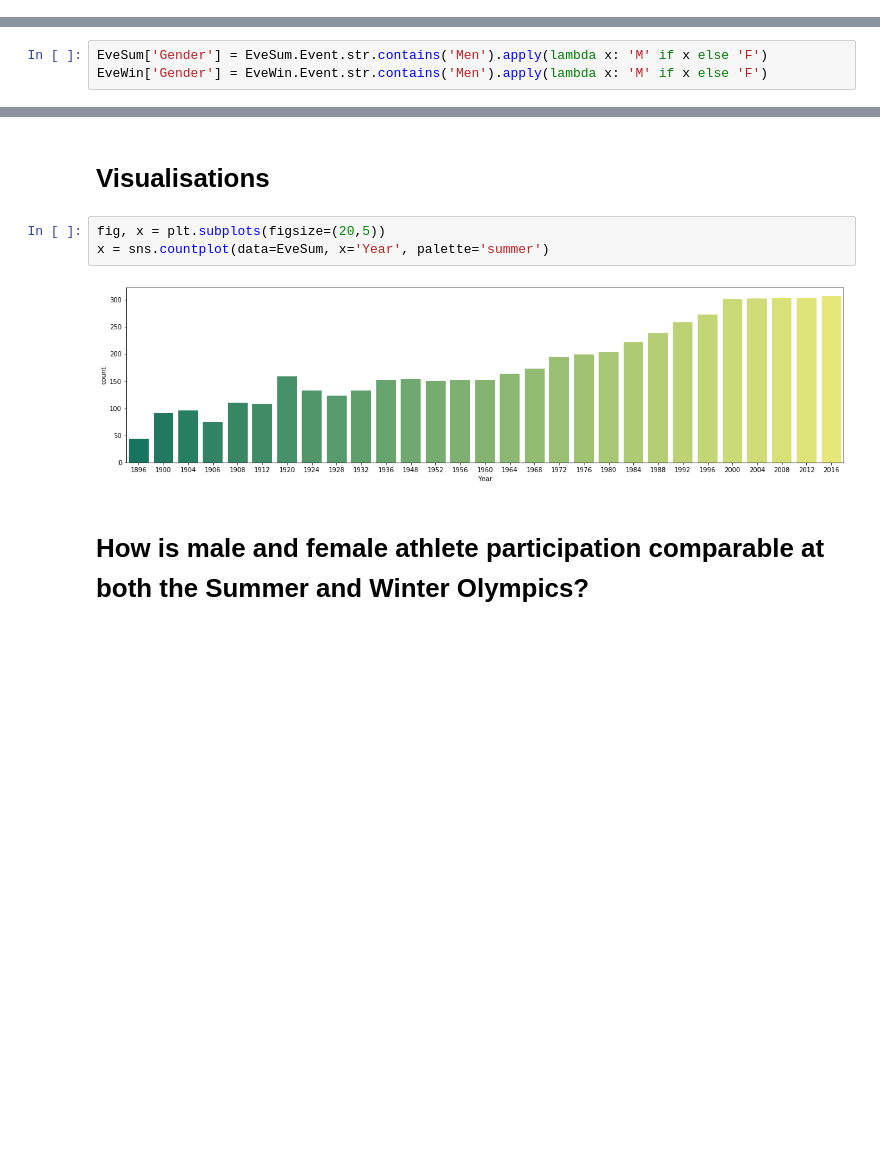
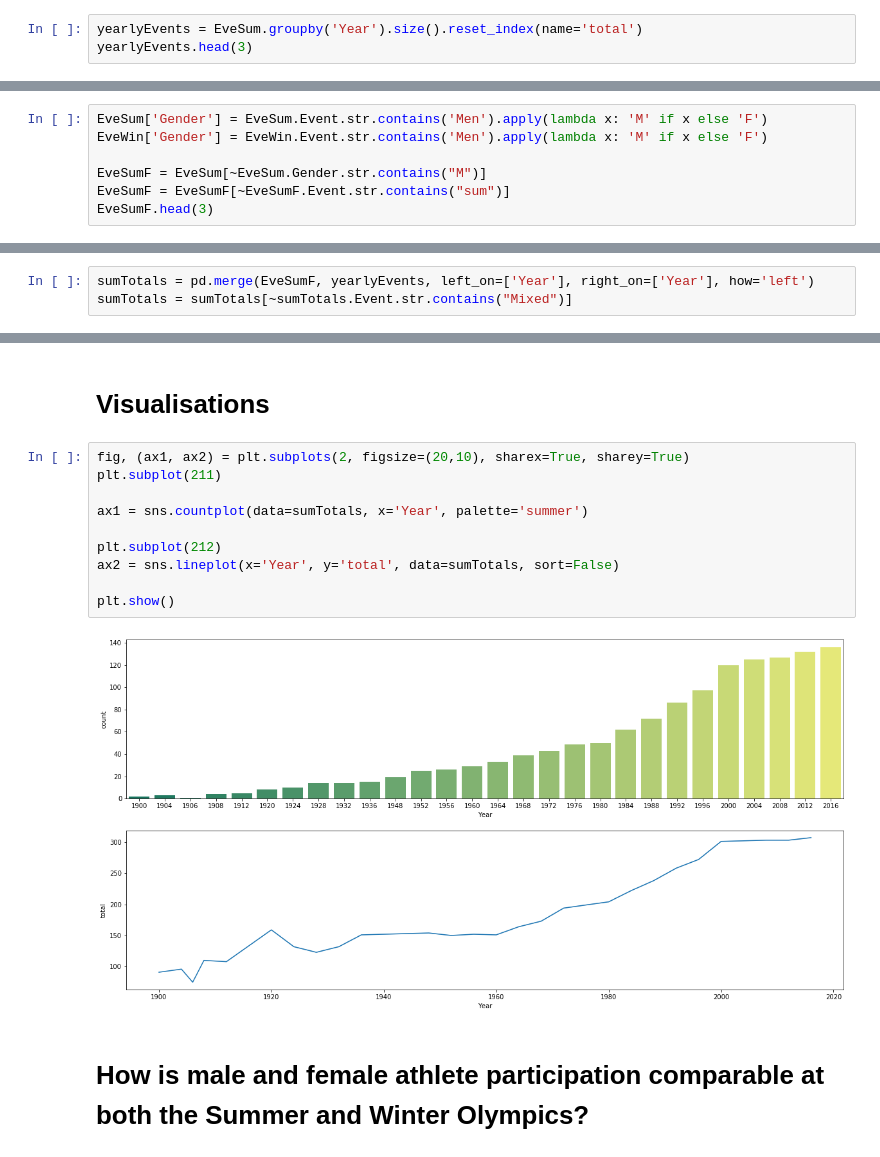
Before and after one commit to OMcPhillips/DataScienceInPracticeProject, a Jupyter notebook: RQ2.ipynb, the cells around one changed output, grey strips where cells are left out. Cells and saved outputs as stored; diff of their text form; blank space fills up the shorter version.

```diff
--- a/RQ2.ipynb
+++ b/RQ2.ipynb
@@ -87,0 +138,3 @@ EveWin = winEvents[winEvents.astype(bool)].stack().reset_index().drop(0,1)
+# %%
+yearlyEvents = EveSum.groupby('Year').size().reset_index(name='total')
+yearlyEvents.head(3)
@@ -88,3 +148,7 @@ EveWin = winEvents[winEvents.astype(bool)].stack().reset_index().drop(0,1)
 # %%
 EveSum['Gender'] = EveSum.Event.str.contains('Men').apply(lambda x: 'M' if x else 'F')
 EveWin['Gender'] = EveWin.Event.str.contains('Men').apply(lambda x: 'M' if x else 'F')
+
+EveSumF = EveSum[~EveSum.Gender.str.contains("M")]
+EveSumF = EveSumF[~EveSumF.Event.str.contains("sum")]
+EveSumF.head(3)
@@ -106,0 +160,3 @@ EveSum[EveSum['Event'].str.match('Weightlifting')]
+# %%
+sumTotals = pd.merge(EveSumF, yearlyEvents, left_on=['Year'], right_on=['Year'], how='left')
+sumTotals = sumTotals[~sumTotals.Event.str.contains("Mixed")]
@@ -165,11 +243,18 @@ first4S.head()
 | 1 | M | 92.650871 |
 # %% [markdown]
 # Visualisations
-# %%
-fig, x = plt.subplots(figsize=(20,5))
-x = sns.countplot(data=EveSum, x='Year', palette='summer')
-# %% [output]
-[figure, removed]
+# %%
+fig, (ax1, ax2) = plt.subplots(2, figsize=(20,10), sharex=True, sharey=True)
+plt.subplot(211)
+
+ax1 = sns.countplot(data=sumTotals, x='Year', palette='summer')
+
+plt.subplot(212)
+ax2 = sns.lineplot(x='Year', y='total', data=sumTotals, sort=False)
+
+plt.show()
+# %% [output]
+[figure, added]
 # %% [markdown]
 # How is male and female athlete participation comparable at both the Summer and Winter Olympics?
 # %%
```
Also changed, not shown: parts of 29 cells of this notebook.
